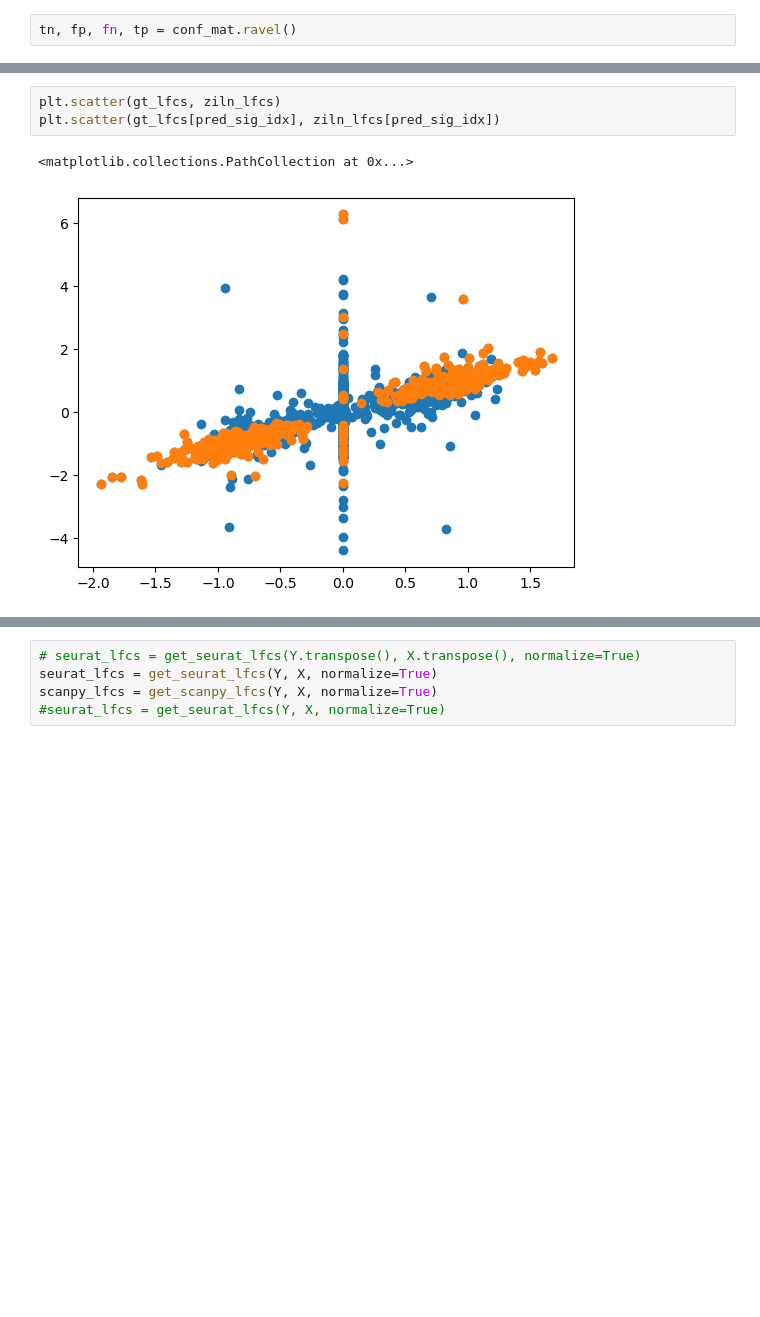
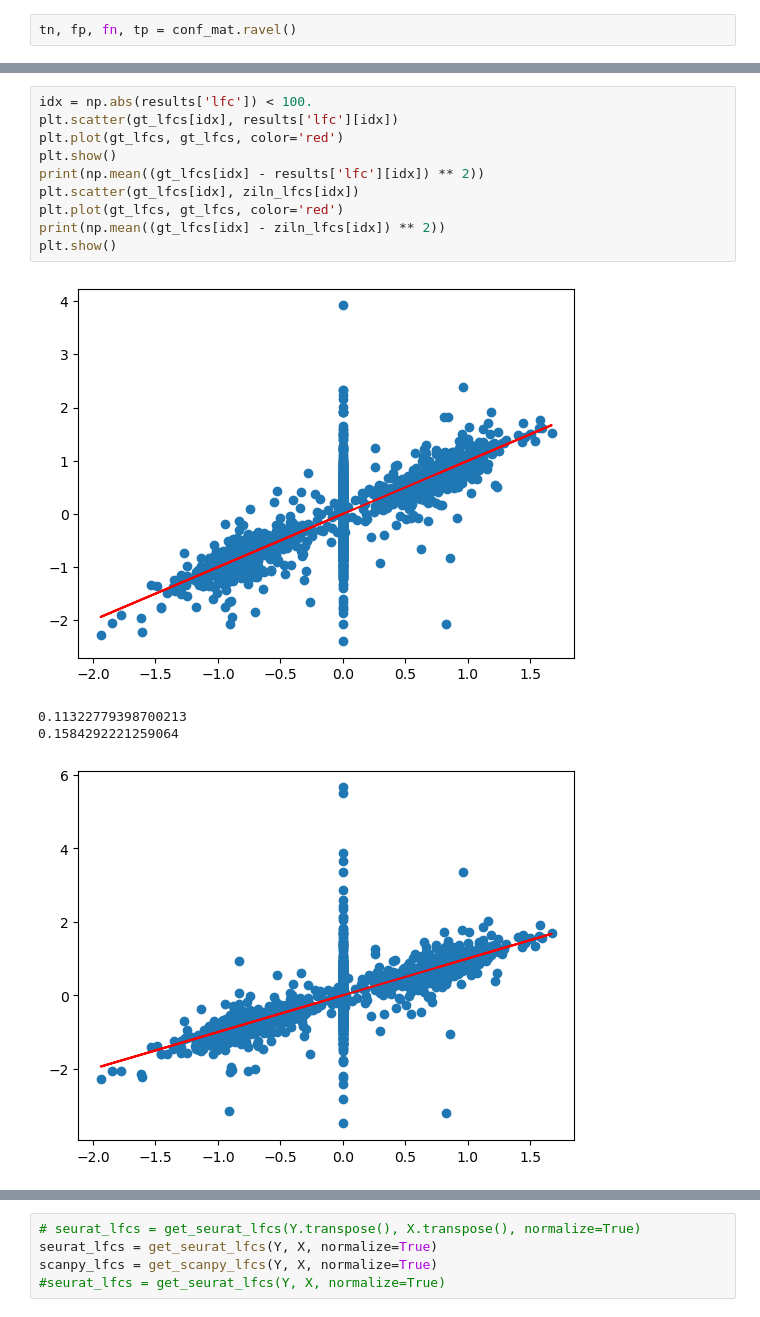
Before and after one commit to okviman/DE-ZILN, a Jupyter notebook: notebooks/splatter_lfc.ipynb, the cells around one changed output, grey strips where cells are left out. Drawn from its saved outputs; the diff is of its cells as text; blank space fills up the shorter version.

```diff
--- a/notebooks/splatter_lfc.ipynb
+++ b/notebooks/splatter_lfc.ipynb
@@ -134,6 +228,15 @@ ZILN:
 # %%
-plt.scatter(gt_lfcs, ziln_lfcs)
-plt.scatter(gt_lfcs[pred_sig_idx], ziln_lfcs[pred_sig_idx])
+idx = np.abs(results['lfc']) < 100.
+plt.scatter(gt_lfcs[idx], results['lfc'][idx])
+plt.plot(gt_lfcs, gt_lfcs, color='red')
+plt.show()
+print(np.mean((gt_lfcs[idx] - results['lfc'][idx]) ** 2))
+plt.scatter(gt_lfcs[idx], ziln_lfcs[idx])
+plt.plot(gt_lfcs, gt_lfcs, color='red')
+print(np.mean((gt_lfcs[idx] - ziln_lfcs[idx]) ** 2))
+plt.show()
 # %% [output]
+[figure, new version]
-<matplotlib.collections.PathCollection at 0x...>
+0.11322779398700213
+0.1584292221259064
-[figure, old version]
+[figure, added]
```
Also changed, not shown: parts of 14 cells of this notebook, 1 other file.
